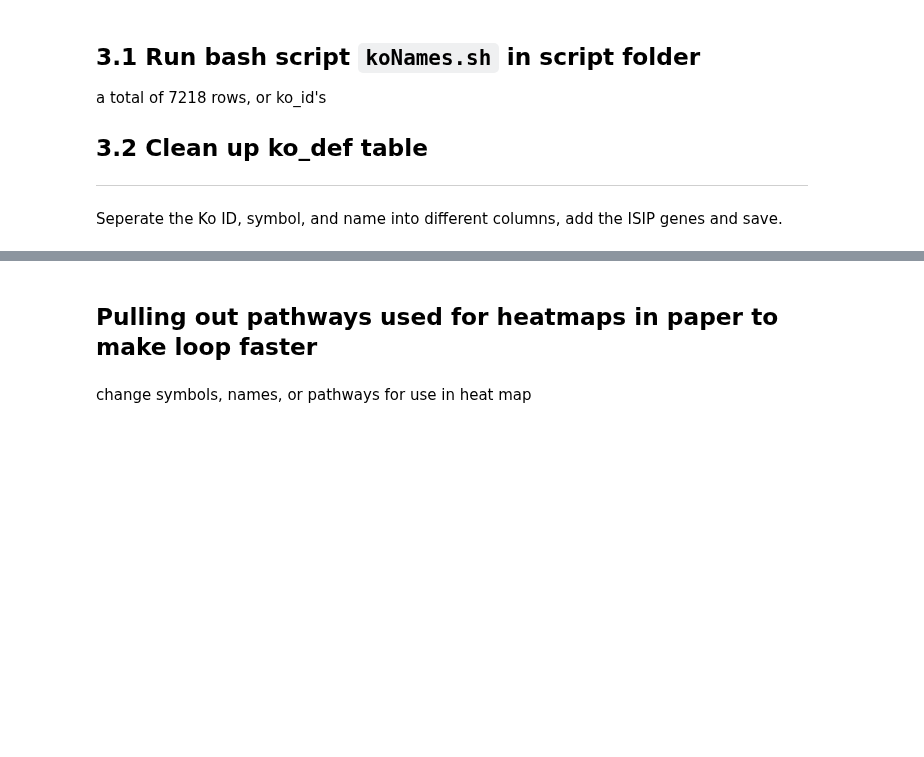
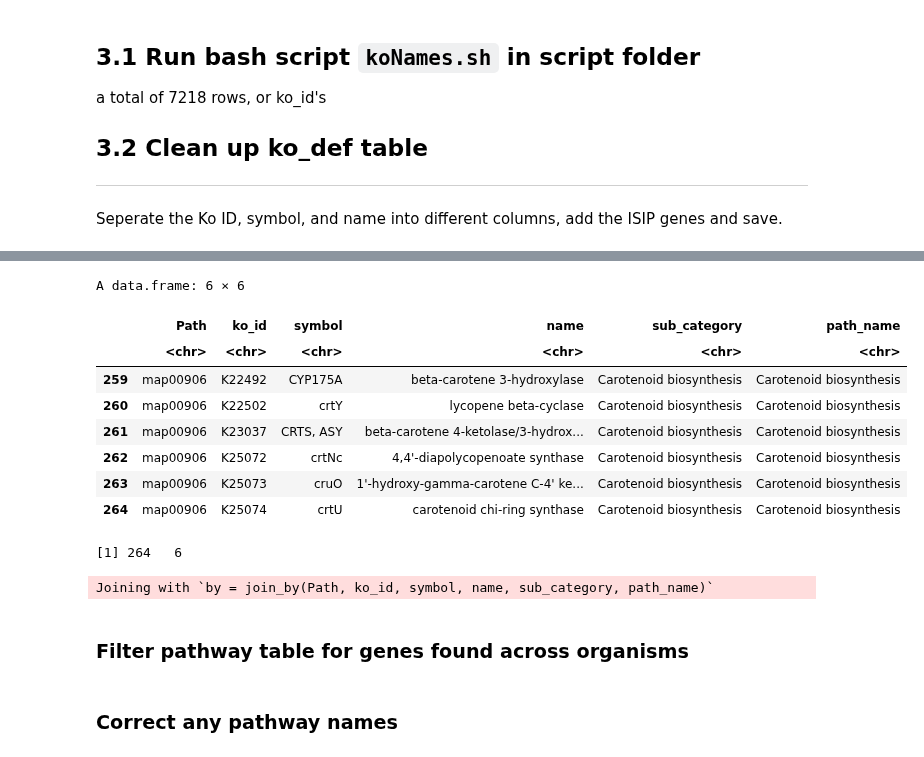
Before and after one commit to CohenLabUGA/SAB_isolates, a Jupyter notebook: jupyter_notebooks/Kegg_annotations.ipynb, the cells around one changed output, grey strips where cells are left out. Cells and saved outputs as stored; diff of their text form; code cells hidden in the pictures; blank space fills up the shorter version.

```diff
--- a/jupyter_notebooks/Kegg_annotations.ipynb
+++ b/jupyter_notebooks/Kegg_annotations.ipynb
@@ -303,4 +331,2 @@ Imported csv files of modules, paths, and individual ko's, which are not associa
 ## Extract all ko's from tables which appear in at least one sample
 We will use the resulting tables for subsetting data later in making heat maps. We can create heat maps based on pathway, module, or category.
-# %% [markdown]
-## Pulling out pathways used for heatmaps in paper to make loop faster
@@ -316,7 +336,9 @@ heatMapPath = filter(sub_cat_path, sub_category %in% c(
 ## add pathway name to dataframe
 ## get list of all ko's for each pathway
 ## get name and symbol for each ko
-
+heatMapPath = data.frame('Pathway'=c('map00195','map00196','map00710','map00910','map00906'),
+                         sub_category=c('Photosynthesis','Photosynthesis-antenna proteins','Carbon fixation in photosynthetic organisms',
+                                       'Nitrogen metabolism','Carotenoid biosynthesis'))
 
 url=c("https://rest.kegg.jp/")
 find.path=list()
@@ -327,44 +349,63 @@ for (i in heatMapPath$Pathway){
 
 path_name=data.frame('path_name'=str_remove(find.path,'path:map[[:digit:]]{5}\t'))
 path_name$path_name=str_remove(path_name$path_name, '\n')
-head(path_name)
+
 sub_path=bind_cols(heatMapPath, path_name)
 colnames(sub_path)[1]='Path'
 
 p=list()
 for (i in sub_path$Path){
     link.ko=getURL(paste(url,'link/ko/', i, sep=''))
     #link.ko=str_extract(p, 'ko:K[[:digit:]]+')
     p=c(p,link.ko)
 }
 
 p=data.frame(ko_id=unlist(str_extract_all(p,'K[[:digit:]]+')),
                path=(unlist(str_extract_all(p, 'map[[:digit:]]{5}'))))
 symbol=list()
 name=list()
 for (i in p$ko_id){
     g=getURL(paste(url,'find/ko/', i, sep=''))
     symbol=c(symbol,str_remove(str_extract(unname(g), '\t.+;'), ';'))
     name=c(name, str_remove(str_extract(unname(g),'; .*'), '; '))
 }
 path_ko=data.frame('Path'=p$path,
                    'ko_id'=p$ko_id,
                    'symbol'=str_remove(unlist(symbol),'\t'),
                    'name'= str_remove(unlist(name), '\\[EC:.*\\]'))
 
 sub_path=left_join(path_ko, sub_path, by='Path', relationship='many-to-many')
 
-head(sub_path)
-dim(sub_path)
-
-## add fld genes
-flavodoxin=data.frame(Path='map00195', ko_id=c('K03839','K03840','K21567','K00528'),
-                      symbol=c('fldA, nifF, isiB','fldB','fnr','fpr'),
-                      name=c('flavodoxin I','flavodoxin II','ferredoxin/flavodoxin---NADP+ reductase',
-                            'ferredoxin/flavodoxin---NADP+ reductase'), sub_category='Photosynthesis',
-                     broad_category='photosynthesis', path_name='Photosynthesis')
-sub_path=bind_rows(sub_path, flavodoxin)
-
 tail(sub_path)
 dim(sub_path)
-filter(sub_path, path_name=='Photosynthesis')
+# %% [output]
+A data.frame: 6 × 6
+|  | Path | ko_id | symbol | name | sub_category | path_name |
+|  | <chr> | <chr> | <chr> | <chr> | <chr> | <chr> |
+| 259 | map00906 | K22492 | CYP175A | beta-carotene 3-hydroxylase | Carotenoid biosynthesis | Carotenoid biosynthesis |
+| 260 | map00906 | K22502 | crtY | lycopene beta-cyclase | Carotenoid biosynthesis | Carotenoid biosynthesis |
+| 261 | map00906 | K23037 | CRTS, ASY | beta-carotene 4-ketolase/3-hydrox... | Carotenoid biosynthesis | Carotenoid biosynthesis |
+| 262 | map00906 | K25072 | crtNc | 4,4'-diapolycopenoate synthase | Carotenoid biosynthesis | Carotenoid biosynthesis |
+| 263 | map00906 | K25073 | cruO | 1'-hydroxy-gamma-carotene C-4' ke... | Carotenoid biosynthesis | Carotenoid biosynthesis |
+| 264 | map00906 | K25074 | crtU | carotenoid chi-ring synthase | Carotenoid biosynthesis | Carotenoid biosynthesis |
+[1] 264   6
+# %%
+## add flavodoxin and ferredoxin genes
+flavodoxin=data.frame(Path='map00195', ko_id=c('K03839','K03840','K21567','K00528'),
+                      symbol=c('fldA, nifF, isiB','fldB','fnr','fpr'),
+                      name=c('flavodoxin I','flavodoxin II','ferredoxin/flavodoxin---NADP+ reductase',
+                            'ferredoxin/flavodoxin---NADP+ reductase'), sub_category='Photosynthesis',
+                      path_name='Photosynthesis')
+sub_path=bind_rows(sub_path, flavodoxin)
+
+## add urea cycle genes
+urea_cycle = filter(ko_def, ko_id%in%c('K00611','K01940','K01755','K01476'))
+urea_cycle = mutate(urea_cycle, 'sub_category'='Urea cycle', 'path_name'='Nitrogen metabolism', 'Path'='map00910')
+sub_path = full_join(sub_path, urea_cycle)
+
+## add ISIP genes
+sub_path = bind_rows(sub_path, isip)
+# %% [output]
+Joining with `by = join_by(Path, ko_id, symbol, name, sub_category, path_name)`
+# %% [markdown]
+### Filter pathway table for genes found across organisms
@@ -371,3 +414,3 @@ filter(sub_path, path_name=='Photosynthesis')
 # %% [markdown]
-change symbols, names, or pathways for use in heat map
+### Correct any pathway names
 # %%
```
Also changed, not shown: parts of 17 cells of this notebook, 35 other files.
